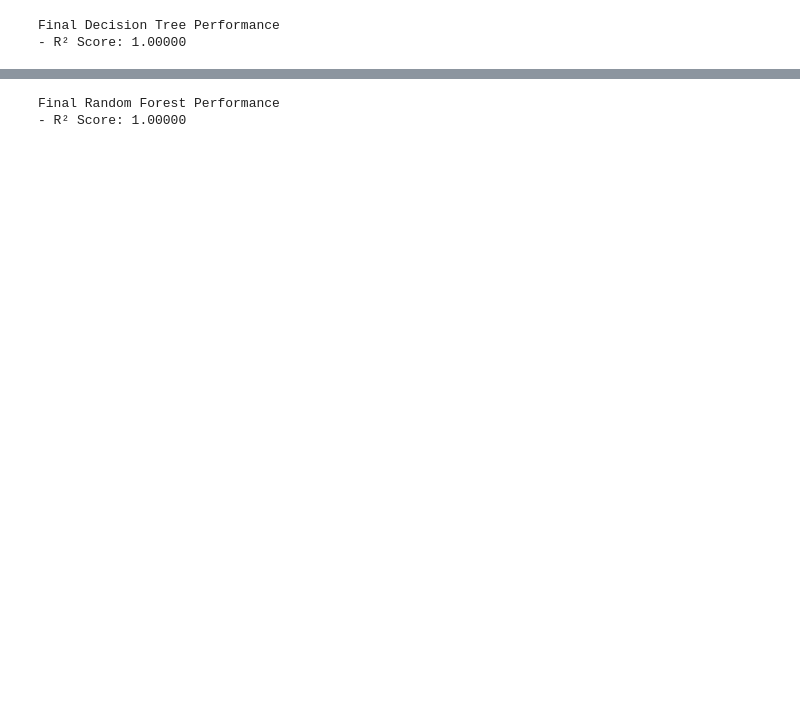
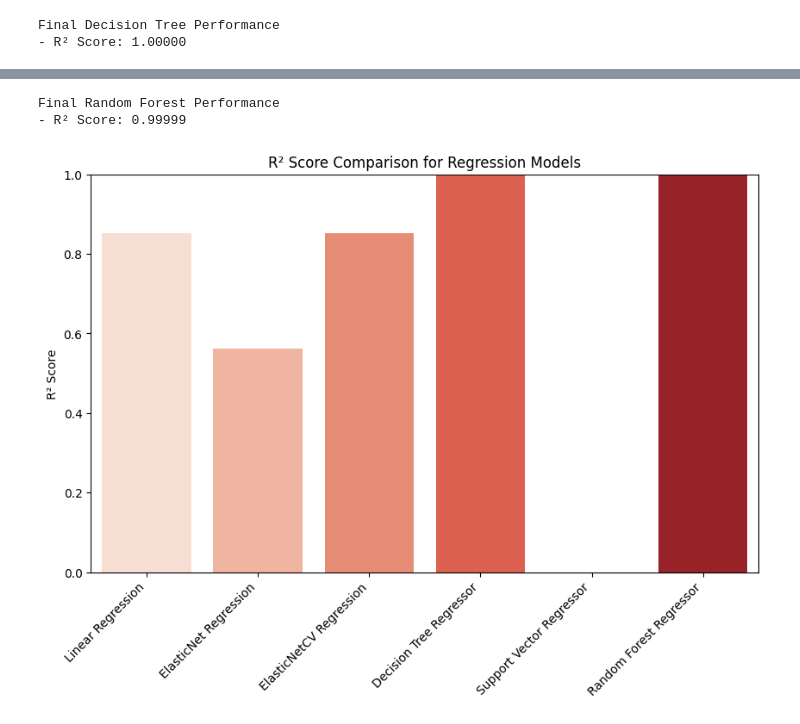
Before and after one commit to Hameedhullah/AI_ML-Course-, a Jupyter notebook: Grid_Topology.ipynb, the cells around one changed output, grey strips where cells are left out. Drawn from its saved outputs; the diff is of its cells as text; code cells hidden in the pictures; blank space fills up the shorter version.

```diff
--- a/Grid_Topology.ipynb
+++ b/Grid_Topology.ipynb
@@ -638,14 +677,11 @@ print(y_test.shape)
-# %%
-X_train = X_train.dropna()
-y_train = y_train.dropna()
 # %%
 # Define regression models
 models = {
     "Linear Regression": LinearRegression(),
-    "Ridge Regression": Ridge(),
-    "Lasso Regression": Lasso(),
+    "Elasticnet Regression": ElasticNet(),
+    "Elasticnetcv Regression": ElasticNetCV(cv=5),
     "Decision Tree Regressor": DecisionTreeRegressor(),
-    "Support Vector Regressor": SVR(kernel = 'linear'),
+    "Support Vector Regressor": SVR(kernel = 'poly'),
     "Random Forest Regressor": RandomForestRegressor()
 }
 
@@ -671,11 +707,16 @@ for name, model in models.items():
     print(f"- R² Score: {train_r2:.5f}")
 
     print("----------------------------------")
+
+
     print("Testing Set Performance")
     print(f"- MSE: {test_mse:.5f}")
     print(f"- MAE: {test_mae:.5f}")
     print(f"- R² Score: {test_r2:.5f}")
 
+
+
+
     print("+" * 35)
 # %% [output]
 Model: Linear Regression
@@ -716,5 +757,5 @@ Best Decision Tree Parameters: {'min_samples_split': 2, 'min_samples_leaf': 2, '
 # %%
-final_dtr = DecisionTreeRegressor(min_samples_split=2, min_samples_leaf=2,max_features=None,max_depth=15)
+final_dtr = DecisionTreeRegressor(min_samples_split=2, min_samples_leaf=1,max_features=None,max_depth=None)
 final_dtr.fit(X_train, y_train)
 final_dtr_pred = final_dtr.predict(X_test)
 final_dtr_r2 = r2_score(y_test, final_dtr_pred)
@@ -744,5 +785,5 @@ Best Random Forest Parameters: {'n_estimators': 50, 'min_samples_split': 5, 'min
 # %%
-final_rfr = RandomForestRegressor(n_estimators=50, min_samples_split=5,min_samples_leaf=1,max_features=None,max_depth=20)
+final_rfr = RandomForestRegressor(n_estimators=200, min_samples_split=5,min_samples_leaf=1,max_features=None,max_depth=None)
 final_rfr.fit(X_train, y_train)
 final_rfr_pred = final_rfr.predict(X_test)
 final_rfr_r2 = r2_score(y_test, final_rfr_pred)
@@ -750,4 +791,38 @@ print("Final Random Forest Performance")
 print(f"- R² Score: {final_rfr_r2:.5f}")
 # %% [output]
 Final Random Forest Performance
-- R² Score: 1.00000
+- R² Score: 0.99999
+# %%
+models = {
+    "Linear Regression": LinearRegression(),
+    "ElasticNet Regression": ElasticNet(),
+    "ElasticNetCV Regression": ElasticNetCV(cv=5),
+    "Decision Tree Regressor": DecisionTreeRegressor(),
+    "Support Vector Regressor": SVR(kernel='poly'),
+    "Random Forest Regressor": RandomForestRegressor()
+}
+
+# Store R² scores
+test_r2_scores = []
+
+for name, model in models.items():
+    model.fit(X_train, y_train)
+    pred_y_test = model.predict(X_test)
+
+    test_r2 = r2_score(y_test, pred_y_test)
+    test_r2_scores.append(test_r2)
+
+x_labels = list(models.keys())
+
+# Plot R² Score
+plt.figure(figsize=(10, 6))
+sns.barplot(x=x_labels, y=test_r2_scores, palette="Reds")
+plt.title("R² Score Comparison for Regression Models")
+plt.ylabel("R² Score")
+plt.xticks(rotation=45, ha="right")
+plt.ylim(0, 1)
+
+# Show plot
+plt.show()
+# %% [output]
+[figure, added]
```
Also changed, not shown: parts of 51 cells of this notebook.
